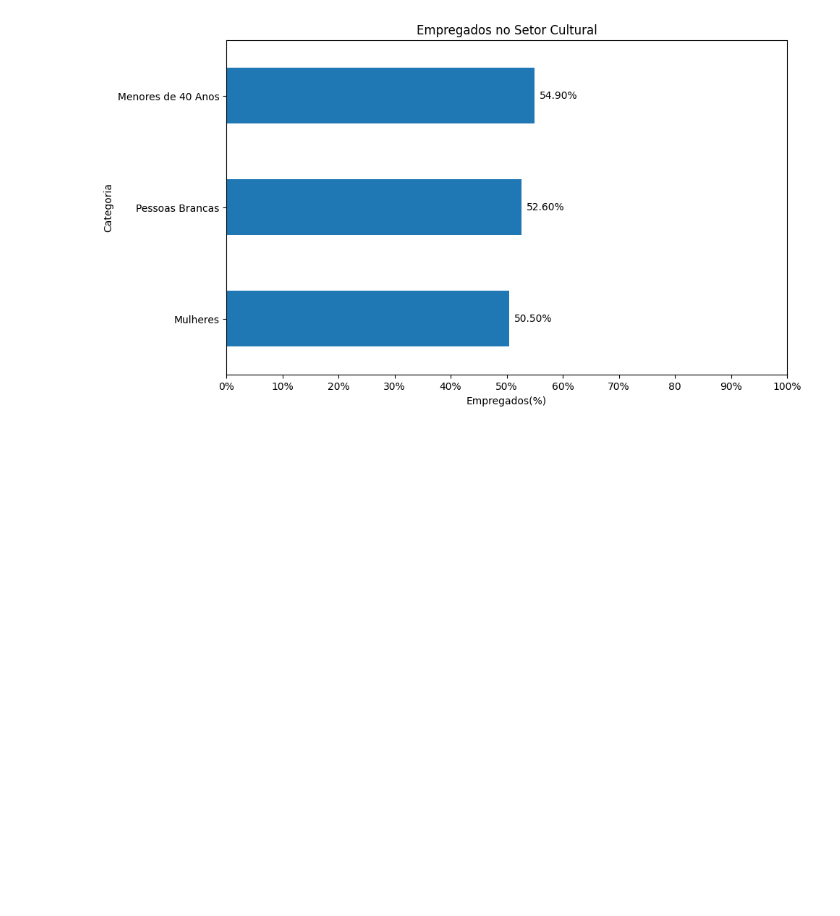
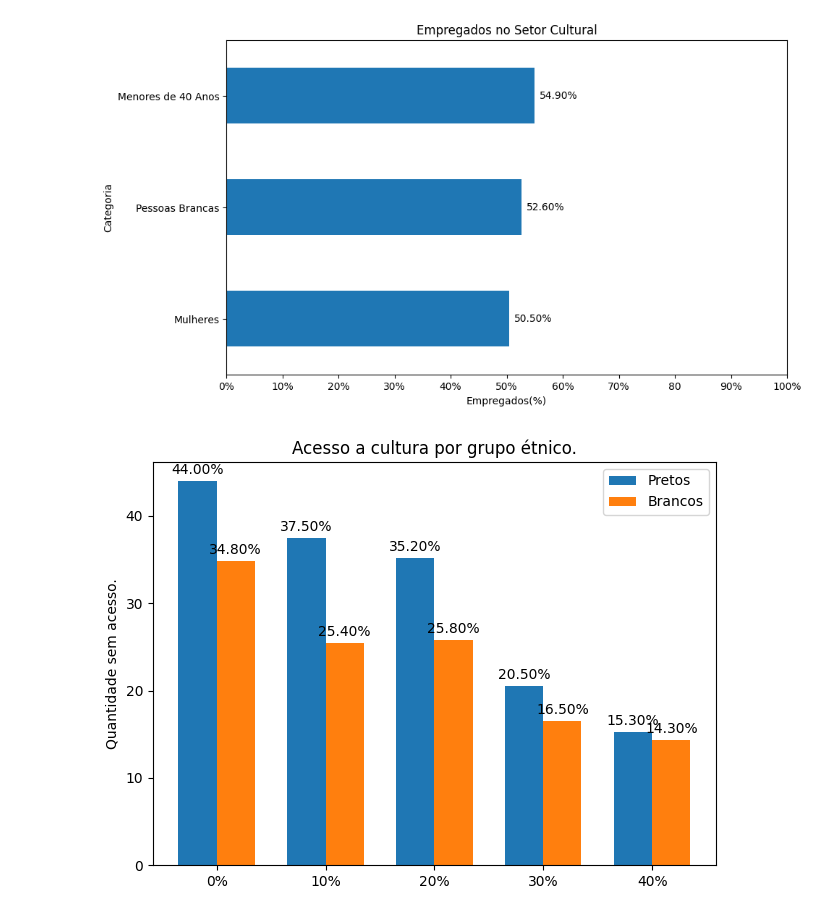
Before and after one commit to aldenor22/trabalho_do_curso_de_python, a Jupyter notebook: Trabalho_de_Conclusão_de_Curso_TCC.ipynb, the cells around one changed output. Drawn from its saved outputs; the diff is of its cells as text; code cells hidden in the pictures; blank space fills up the shorter version.

```diff
--- a/Trabalho_de_Conclusão_de_Curso_TCC.ipynb
+++ b/Trabalho_de_Conclusão_de_Curso_TCC.ipynb
@@ -96,41 +96,45 @@ plt.savefig("image.png")
 import matplotlib
 import matplotlib.pyplot as plt
 import numpy as np
-df = pd.read_csv('planilha_resumo_03.csv')
+
 
 labels = ['Cinemas', 'Museu', 'Teatros', 'Rádios', 'Internet']
 Pretos = [44, 37.5, 35.2, 20.5, 15.3]
 Brancos = [34.8, 25.4, 25.8, 16.5, 14.3]
 
 x = np.arange(len(labels))  # os locais das etiquetas
 width = 0.35  # a largura das barras
 
 fig, ax = plt.subplots()
 rects1 = ax.bar(x - width/2, Pretos, width, label='Pretos')
 rects2 = ax.bar(x + width/2, Brancos, width, label='Brancos')
 
-# Adicione um pouco de texto para etiquetas, título e etiquetas personalizadas do eixo x, etc.
-ax.set_ylabel('Quantidade de acesso.')
-ax.set_title('Acesso a cultura por grupo etnico.')
+# Adicione um pouco de texto para etiquetas, tÃ­tulo e etiquetas personalizadas do eixo x, etc.
+ax.set_ylabel('Quantidade sem acesso.')
+ax.set_title('Acesso a cultura por grupo étnico.')
 ax.set_xticks(x)
 ax.set_xticklabels(labels)
+ax.set_xticklabels(['0%','10%','20%','30%','40%','50%','60%','70%','80','90%',
+                    '100%'])
 ax.legend()
 
 
 def autolabel(rects):
     """Anexe um rótulo de texto acima de cada barra em * rects *, exibindo sua altura."""
     for rect in rects:
         height = rect.get_height()
-        ax.annotate('{}'.format(height),
+        ax.annotate('{:.2f}%'.format(height),
                     xy=(rect.get_x() + rect.get_width() / 2, height),
                     xytext=(0, 3),  # Deslocamento vertical de 3 pontos
                     textcoords="offset points",
                     ha='center', va='bottom')
 
 
 autolabel(rects1)
 autolabel(rects2)
 
 fig.tight_layout()
 
 plt.show()
+# %% [output]
+[figure, added]
```
Also changed, not shown: parts of 1 cell of this notebook.
